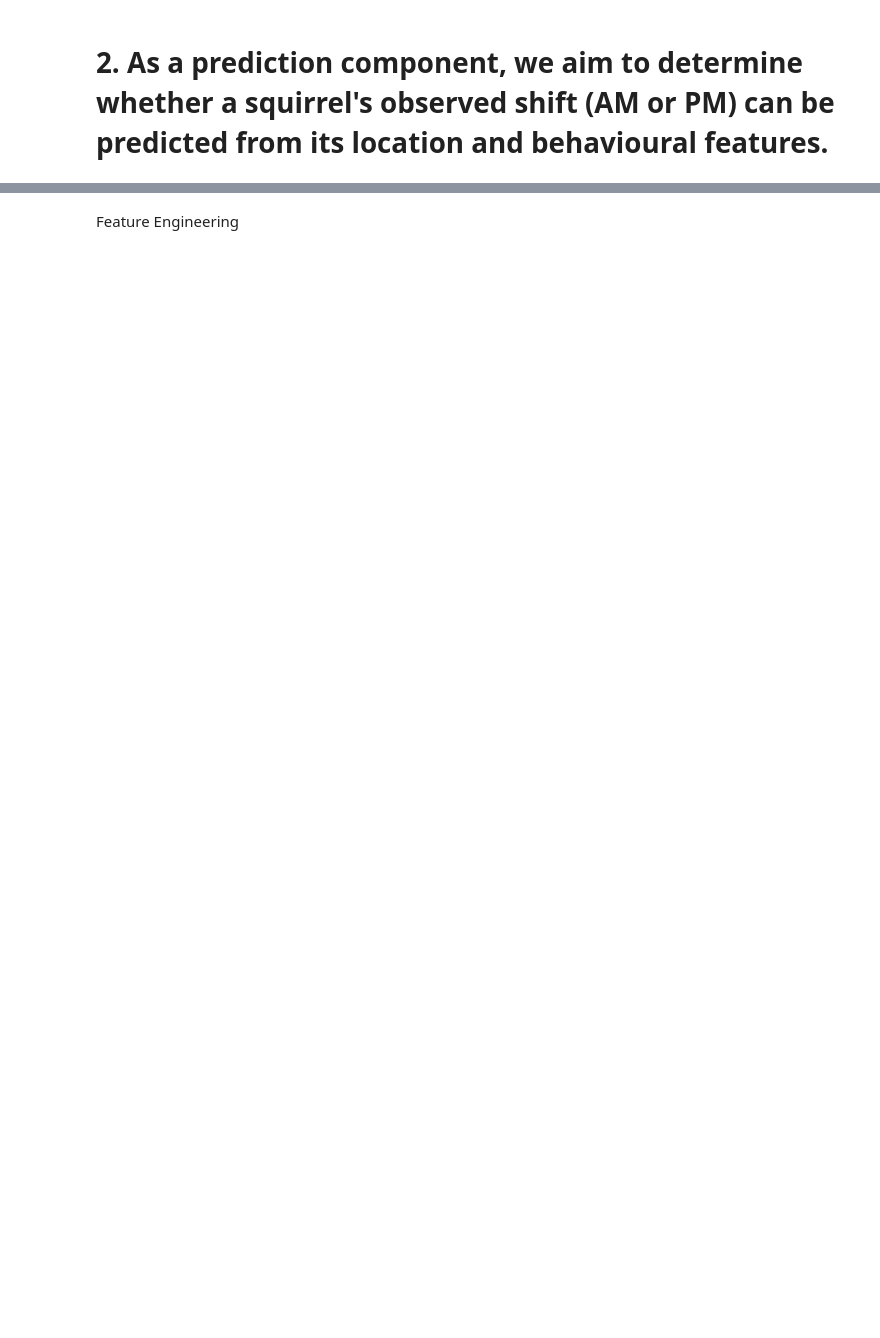
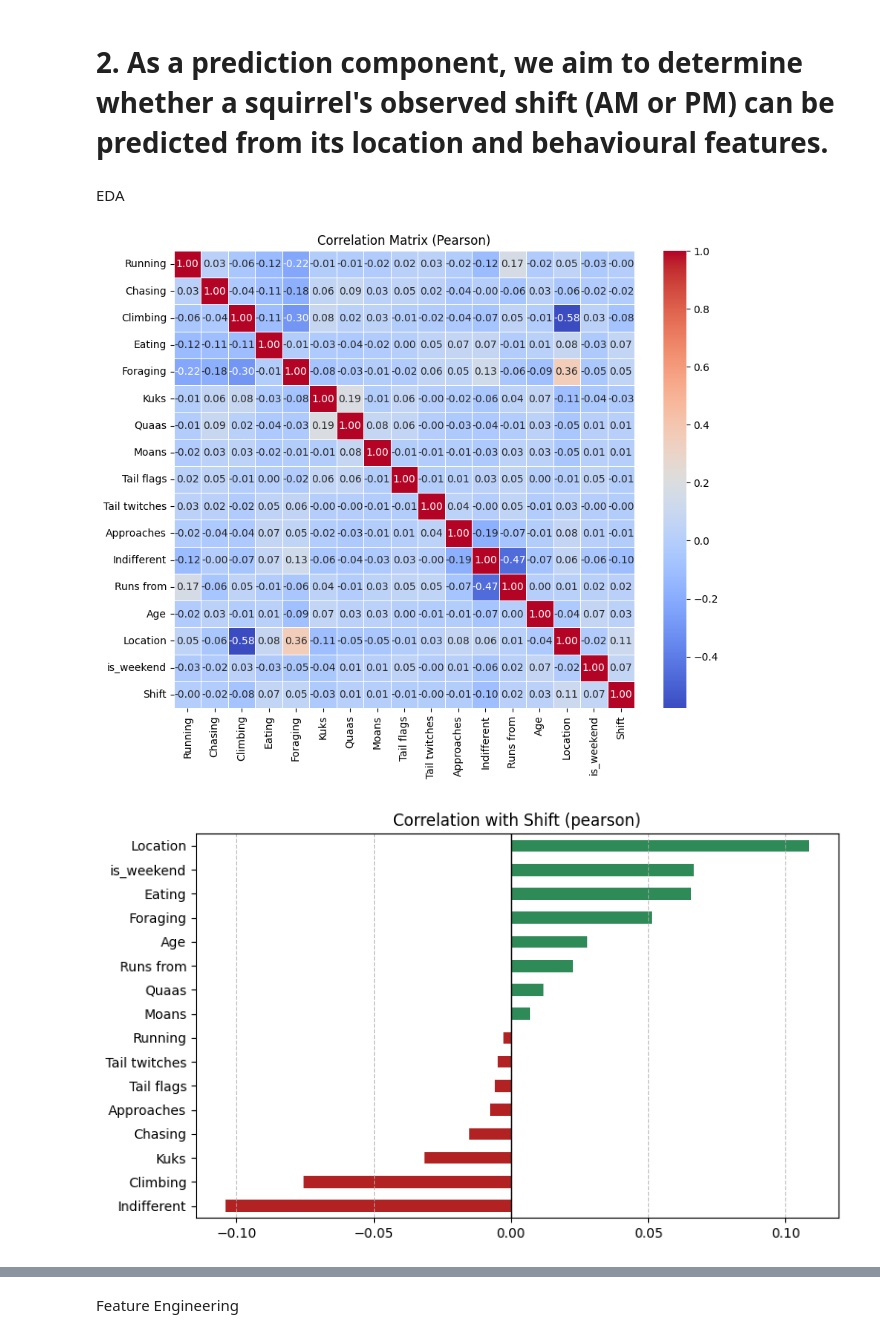
Before and after one commit to soonyz06/Squirrel, a Jupyter notebook: Squirrel.ipynb, the cells around one changed output, grey strips where cells are left out. Saved outputs shown, nothing was run; the diff lists cells and outputs as text; code cells hidden in the pictures; blank space fills up the shorter version.

```diff
--- a/Squirrel.ipynb
+++ b/Squirrel.ipynb
@@ -359,2 +329,16 @@ def plot_learning_curve(model, X, y, title="Learning Curve", scoring="accuracy")
 # %% [markdown]
 # 2. As a prediction component, we aim to determine whether a squirrel's observed shift (AM or PM) can be predicted from its location and behavioural features.
+# %% [markdown]
+EDA
+# %%
+behaviour_cols = [col for col in behaviour_cols if col != TARGET]
+
+plot_correlation(df, behaviour_cols+[TARGET])
+plot_target_corr(df, behaviour_cols, TARGET, method="pearson") #linear
+plot_mutual_information(df, behaviour_cols, TARGET)
+plot_cluster_behavior_means(df, behaviour_cols, TARGET)
+#plot_behavior_stacked_bar(df, behaviour_cols, TARGET)
+#plot_behavior_grouped_bar(df, behaviour_cols, TARGET)
+# %% [output]
+[figure, added]
+[figure, added]
```
Also changed, not shown: parts of 22 cells of this notebook.
